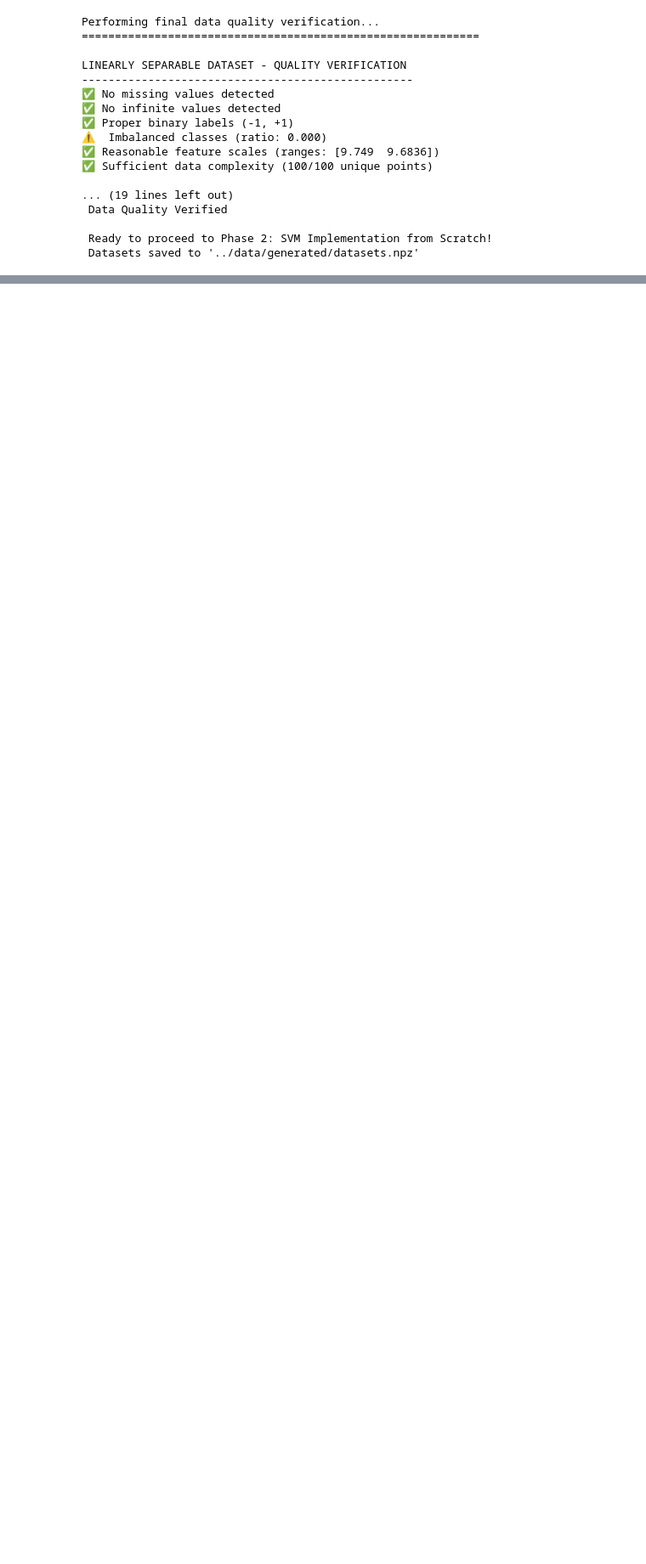
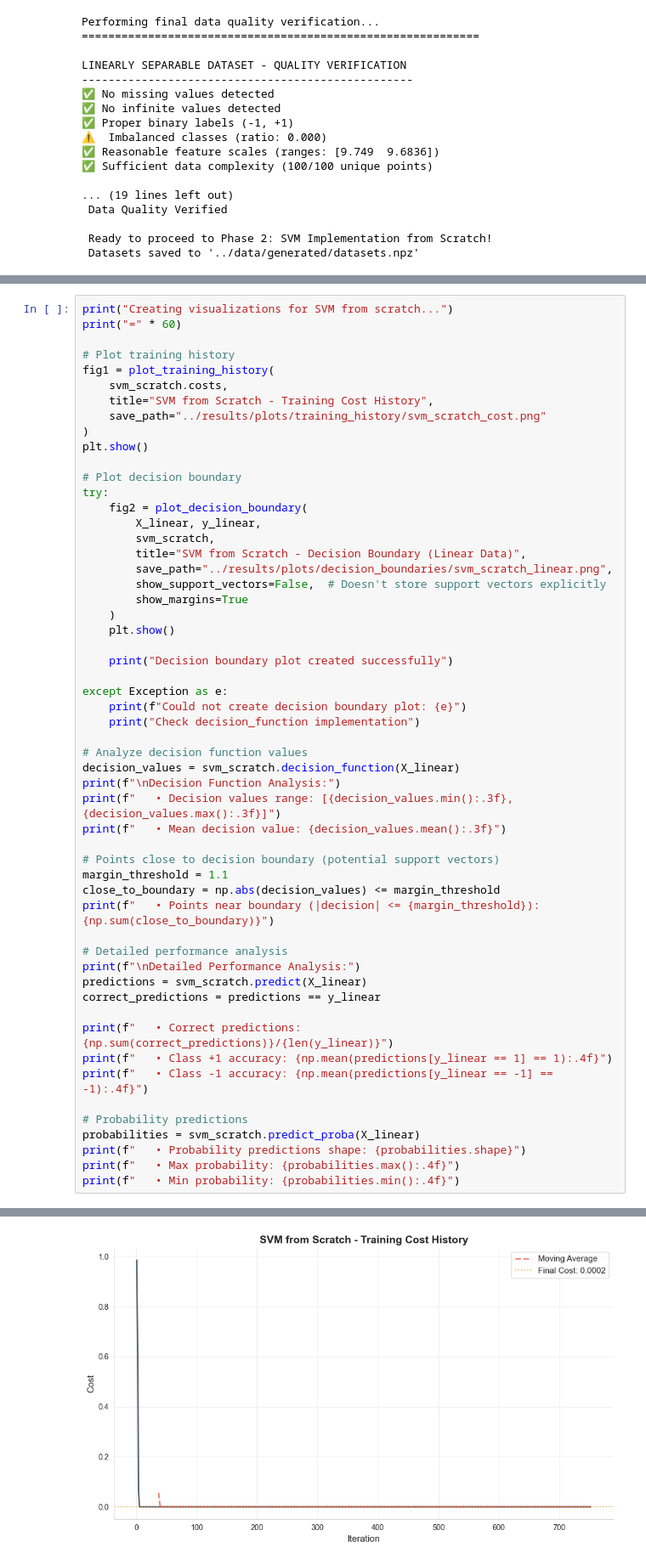
Before and after one commit to NMsby/svm-machine-learning-lab, a Jupyter notebook: notebooks/svm_lab_notebook.ipynb, the cells around one changed output, grey strips where cells are left out. Shown at 85% size. Cells and saved outputs as stored; diff of their text form; blank space fills up the shorter version.

Commit message:
feat: SVM from Scratch implementation on Linear Separable Data and plot visualizations

```diff
--- a/notebooks/svm_lab_notebook.ipynb
+++ b/notebooks/svm_lab_notebook.ipynb
@@ -475,0 +543,56 @@ LINEARLY SEPARABLE DATASET - QUALITY VERIFICATION
+# %%
+print("Creating visualizations for SVM from scratch...")
+print("=" * 60)
+
+# Plot training history
+fig1 = plot_training_history(
+    svm_scratch.costs,
+    title="SVM from Scratch - Training Cost History",
+    save_path="../results/plots/training_history/svm_scratch_cost.png"
+)
+plt.show()
+
+# Plot decision boundary
+try:
+    fig2 = plot_decision_boundary(
+        X_linear, y_linear,
+        svm_scratch,
+        title="SVM from Scratch - Decision Boundary (Linear Data)",
+        save_path="../results/plots/decision_boundaries/svm_scratch_linear.png",
+        show_support_vectors=False,  # Doesn't store support vectors explicitly
+        show_margins=True
+    )
+    plt.show()
+
+    print("Decision boundary plot created successfully")
+
+except Exception as e:
+    print(f"Could not create decision boundary plot: {e}")
+    print("Check decision_function implementation")
+
+# Analyze decision function values
+decision_values = svm_scratch.decision_function(X_linear)
+print(f"\nDecision Function Analysis:")
+print(f"   • Decision values range: [{decision_values.min():.3f}, {decision_values.max():.3f}]")
+print(f"   • Mean decision value: {decision_values.mean():.3f}")
+
+# Points close to decision boundary (potential support vectors)
+margin_threshold = 1.1
+close_to_boundary = np.abs(decision_values) <= margin_threshold
+print(f"   • Points near boundary (|decision| <= {margin_threshold}): {np.sum(close_to_boundary)}")
+
+# Detailed performance analysis
+print(f"\nDetailed Performance Analysis:")
+predictions = svm_scratch.predict(X_linear)
+correct_predictions = predictions == y_linear
+
+print(f"   • Correct predictions: {np.sum(correct_predictions)}/{len(y_linear)}")
+print(f"   • Class +1 accuracy: {np.mean(predictions[y_linear == 1] == 1):.4f}")
+print(f"   • Class -1 accuracy: {np.mean(predictions[y_linear == -1] == -1):.4f}")
+
+# Probability predictions
+probabilities = svm_scratch.predict_proba(X_linear)
+print(f"   • Probability predictions shape: {probabilities.shape}")
+print(f"   • Max probability: {probabilities.max():.4f}")
+print(f"   • Min probability: {probabilities.min():.4f}")
+# %% [output]
@@ -475,0 +602 @@ LINEARLY SEPARABLE DATASET - QUALITY VERIFICATION
+[figure, added]
```
Also changed, not shown: parts of 4 cells of this notebook, 2 other files.
